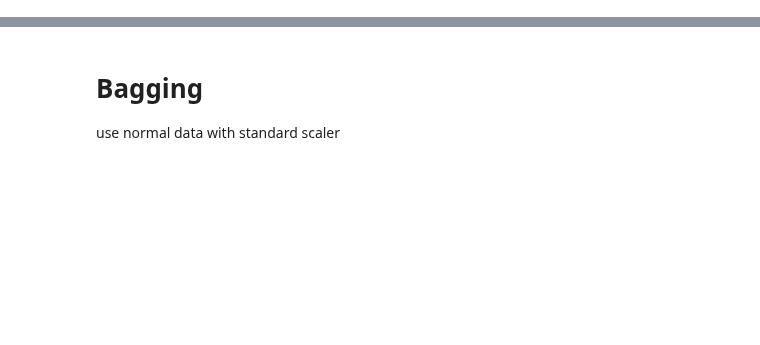
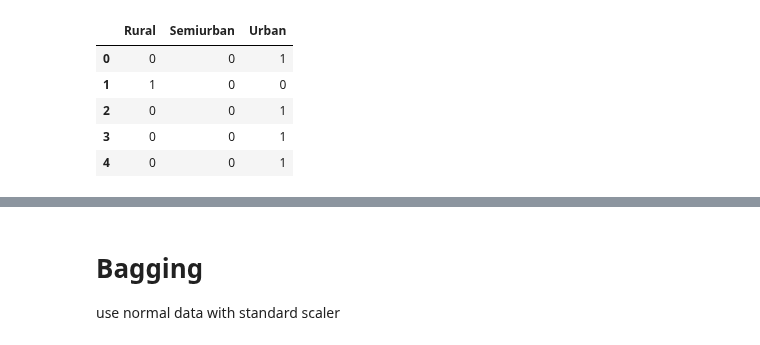
Before and after one commit to sagarbhadra7/Data-Science, a Jupyter notebook: Loan_prediction.ipynb, the cells around one changed output, grey strips where cells are left out. Cells and saved outputs as stored; diff of their text form; code cells hidden in the pictures; blank space fills up the shorter version.

```diff
--- a/Loan_prediction.ipynb
+++ b/Loan_prediction.ipynb
@@ -141,0 +135,5 @@ X_test_imputed=imputer.transform(X_new_test.values)
+# %%
+X_gender_train=pd.get_dummies(data['Gender'])
+X_married_train=pd.get_dummies(data['Married'])
+#X_Self_Employed_train=pd.get_dummies(data['Self_Employed'])
+X_Property_Area_train=pd.get_dummies(data['Property_Area'])
@@ -141,0 +167,9 @@ X_test_imputed=imputer.transform(X_new_test.values)
+# %%
+X_Property_Area_train.head()
+# %% [output]
+|  | Rural | Semiurban | Urban |
+| 0 | 0 | 0 | 1 |
+| 1 | 1 | 0 | 0 |
+| 2 | 0 | 0 | 1 |
+| 3 | 0 | 0 | 1 |
+| 4 | 0 | 0 | 1 |
```
Also changed, not shown: parts of 68 cells of this notebook.
